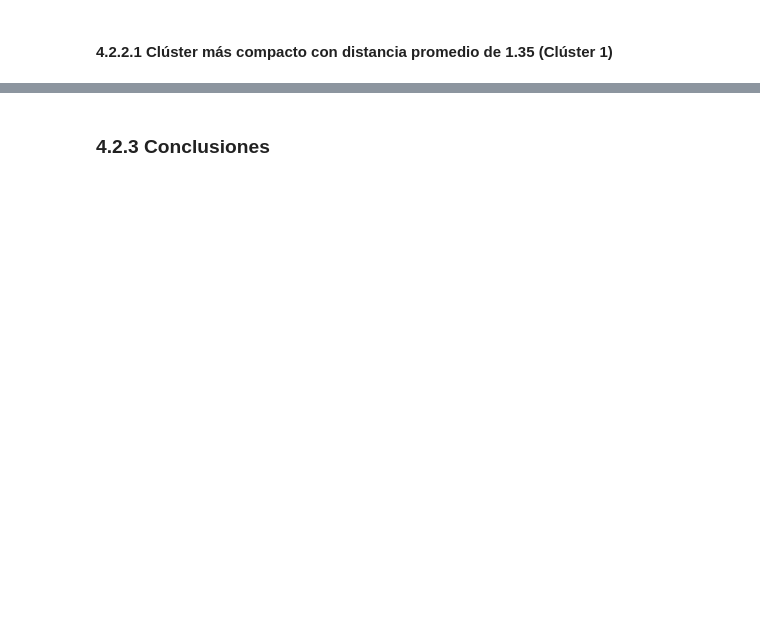
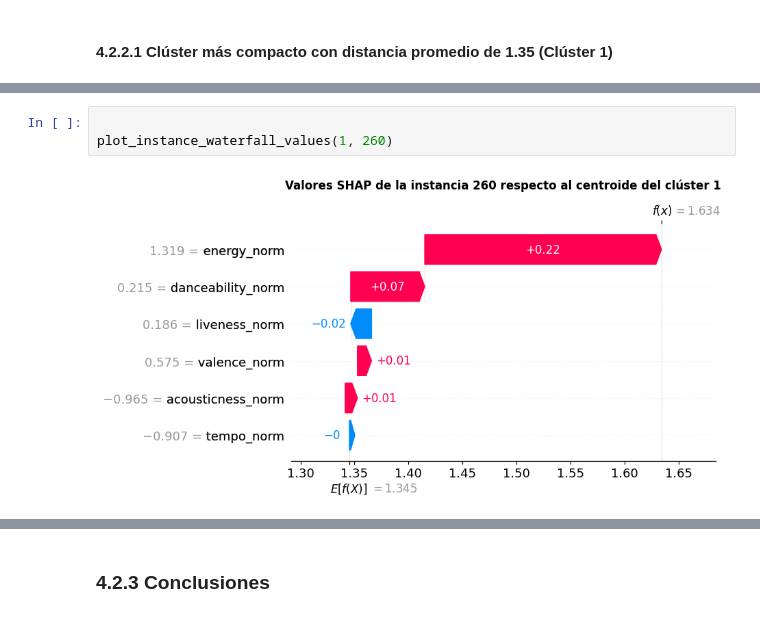
Before and after one commit to marcfpereirauoc/TFG, a Jupyter notebook: 03_explicabilidad_incertidumbre.ipynb, the cells around one changed output, grey strips where cells are left out. Drawn from its saved outputs; the diff is of its cells as text; blank space fills up the shorter version.

```diff
--- a/03_explicabilidad_incertidumbre.ipynb
+++ b/03_explicabilidad_incertidumbre.ipynb
@@ -594,0 +632,5 @@ plot_shap_summary(1)
+# %%
+
+plot_instance_waterfall_values(1, 260)
+# %% [output]
+[figure, added]
```
Also changed, not shown: parts of 19 cells of this notebook.
